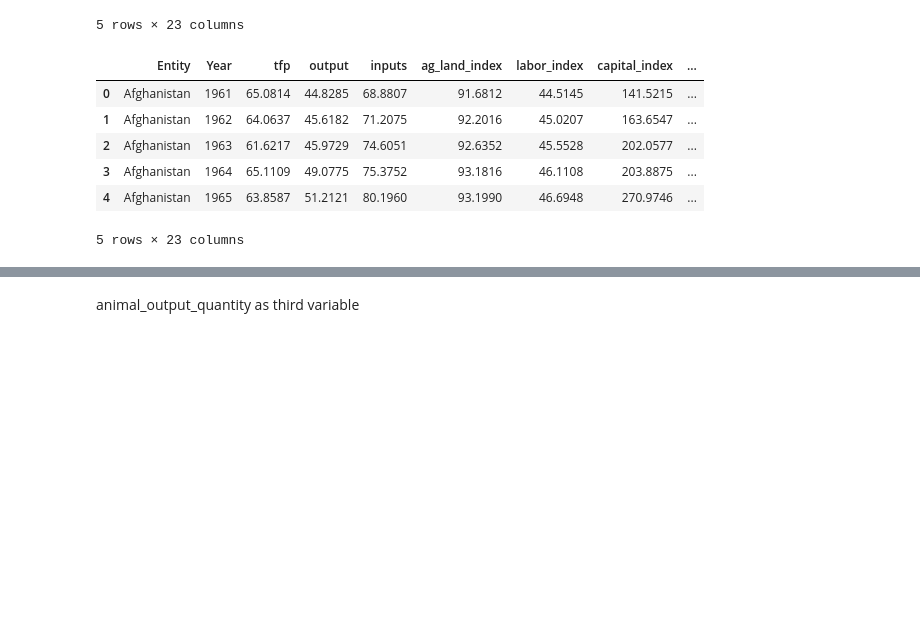
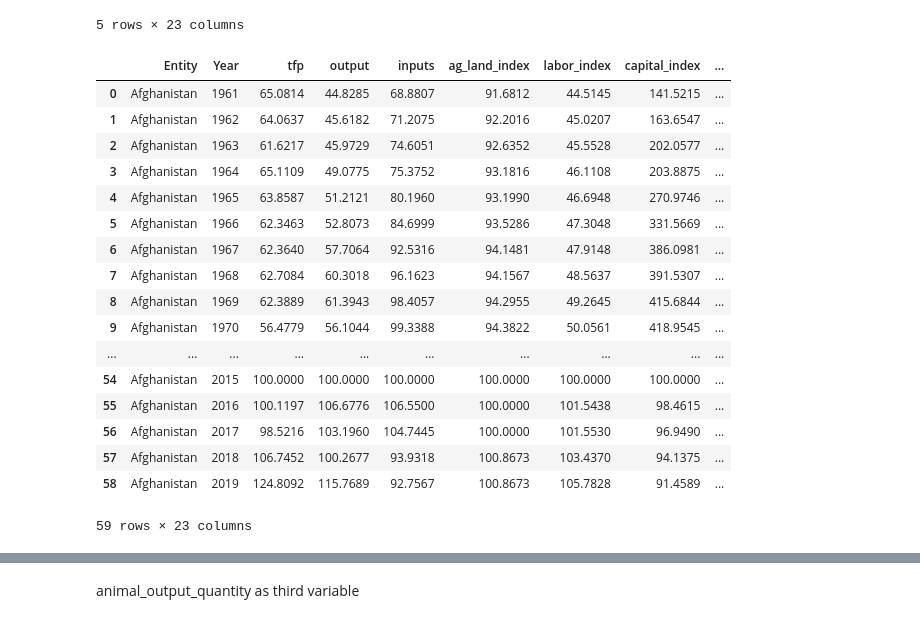
Before and after one commit to carlkrg/AP-Agros-Uni-Project, a Jupyter notebook: Testing/testing_notebook.ipynb, the cells around one changed output, grey strips where cells are left out. Saved outputs shown, nothing was run; the diff lists cells and outputs as text; code cells hidden in the pictures; blank space fills up the shorter version.

```diff
--- a/Testing/testing_notebook.ipynb
+++ b/Testing/testing_notebook.ipynb
@@ -25,16 +25,27 @@ reading data file into pandas dataframe...
 | 3 | Afghanistan | 1964 | 65.1109 | 49.0775 | 75.3752 | 93.1816 | 46.1108 | 203.8875 | ... |
 | 4 | Afghanistan | 1965 | 63.8587 | 51.2121 | 80.1960 | 93.1990 | 46.6948 | 270.9746 | ... |
 5 rows × 23 columns
-# %%
-test_obj.df.head()
-# %% [output]
-|  | Entity | Year | tfp | output | inputs | ag_land_index | labor_index | capital_index | ... |
-| 0 | Afghanistan | 1961 | 65.0814 | 44.8285 | 68.8807 | 91.6812 | 44.5145 | 141.5215 | ... |
-| 1 | Afghanistan | 1962 | 64.0637 | 45.6182 | 71.2075 | 92.2016 | 45.0207 | 163.6547 | ... |
-| 2 | Afghanistan | 1963 | 61.6217 | 45.9729 | 74.6051 | 92.6352 | 45.5528 | 202.0577 | ... |
-| 3 | Afghanistan | 1964 | 65.1109 | 49.0775 | 75.3752 | 93.1816 | 46.1108 | 203.8875 | ... |
-| 4 | Afghanistan | 1965 | 63.8587 | 51.2121 | 80.1960 | 93.1990 | 46.6948 | 270.9746 | ... |
-5 rows × 23 columns
+# %%
+test_obj.df.loc[test_obj.df['Entity'] == 'Afghanistan']
+# %% [output]
+|  | Entity | Year | tfp | output | inputs | ag_land_index | labor_index | capital_index | ... |
+| 0 | Afghanistan | 1961 | 65.0814 | 44.8285 | 68.8807 | 91.6812 | 44.5145 | 141.5215 | ... |
+| 1 | Afghanistan | 1962 | 64.0637 | 45.6182 | 71.2075 | 92.2016 | 45.0207 | 163.6547 | ... |
+| 2 | Afghanistan | 1963 | 61.6217 | 45.9729 | 74.6051 | 92.6352 | 45.5528 | 202.0577 | ... |
+| 3 | Afghanistan | 1964 | 65.1109 | 49.0775 | 75.3752 | 93.1816 | 46.1108 | 203.8875 | ... |
+| 4 | Afghanistan | 1965 | 63.8587 | 51.2121 | 80.1960 | 93.1990 | 46.6948 | 270.9746 | ... |
+| 5 | Afghanistan | 1966 | 62.3463 | 52.8073 | 84.6999 | 93.5286 | 47.3048 | 331.5669 | ... |
+| 6 | Afghanistan | 1967 | 62.3640 | 57.7064 | 92.5316 | 94.1481 | 47.9148 | 386.0981 | ... |
+| 7 | Afghanistan | 1968 | 62.7084 | 60.3018 | 96.1623 | 94.1567 | 48.5637 | 391.5307 | ... |
+| 8 | Afghanistan | 1969 | 62.3889 | 61.3943 | 98.4057 | 94.2955 | 49.2645 | 415.6844 | ... |
+| 9 | Afghanistan | 1970 | 56.4779 | 56.1044 | 99.3388 | 94.3822 | 50.0561 | 418.9545 | ... |
+| ... | ... | ... | ... | ... | ... | ... | ... | ... | ... |
+| 54 | Afghanistan | 2015 | 100.0000 | 100.0000 | 100.0000 | 100.0000 | 100.0000 | 100.0000 | ... |
+| 55 | Afghanistan | 2016 | 100.1197 | 106.6776 | 106.5500 | 100.0000 | 101.5438 | 98.4615 | ... |
+| 56 | Afghanistan | 2017 | 98.5216 | 103.1960 | 104.7445 | 100.0000 | 101.5530 | 96.9490 | ... |
+| 57 | Afghanistan | 2018 | 106.7452 | 100.2677 | 93.9318 | 100.8673 | 103.4370 | 94.1375 | ... |
+| 58 | Afghanistan | 2019 | 124.8092 | 115.7689 | 92.7567 | 100.8673 | 105.7828 | 91.4589 | ... |
+59 rows × 23 columns
 # %%
 corr_matrix = test_obj.df.corr()
 display(corr_matrix)
```
Also changed, not shown: parts of 1 cell of this notebook, 1 other file.
